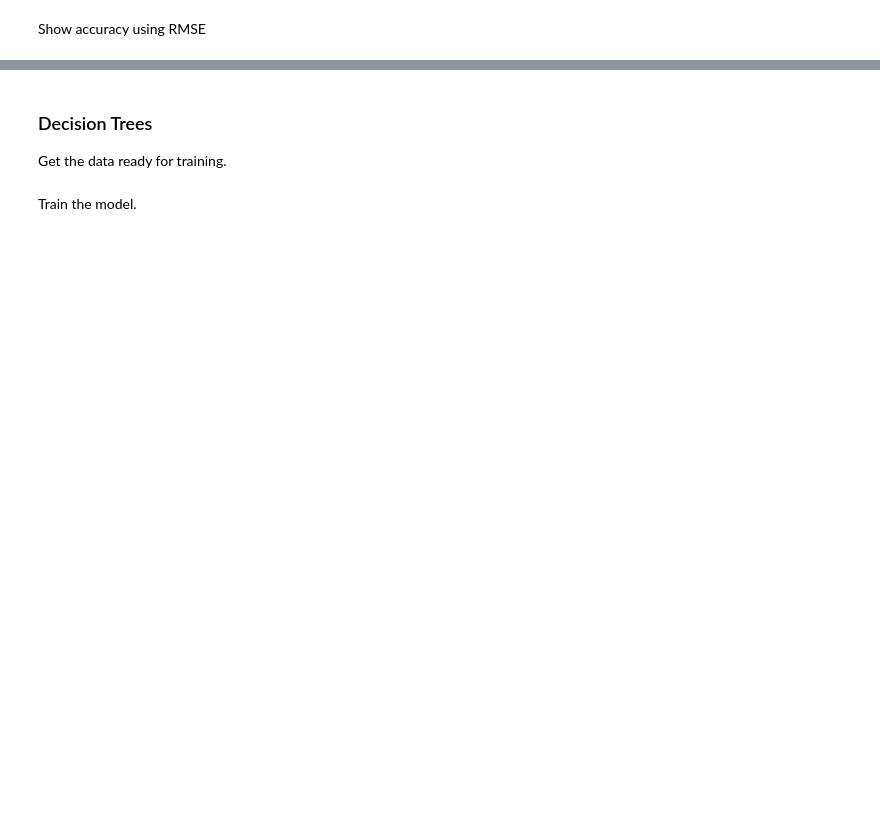
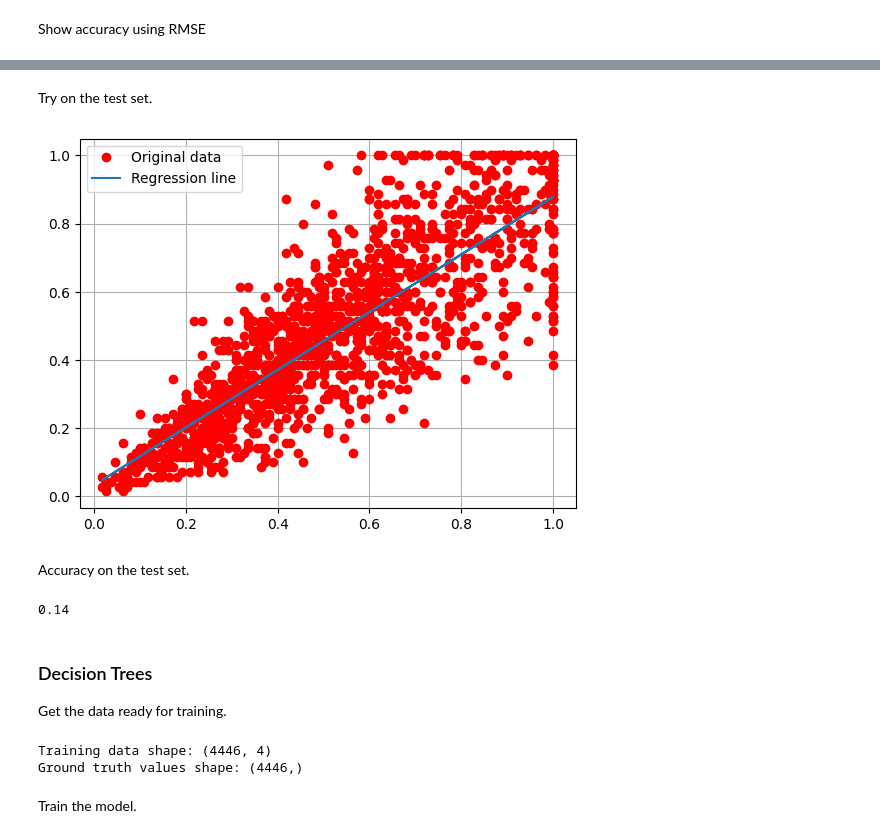
Before and after one commit to ReyObejero/2324-t3-stintsy-s11-g4-machine-project, a Jupyter notebook: STINTSY-S11-MP.ipynb, the cells around one changed output, grey strips where cells are left out. Saved outputs shown, nothing was run; the diff lists cells and outputs as text; code cells hidden in the pictures; blank space fills up the shorter version.

```diff
--- a/STINTSY-S11-MP.ipynb
+++ b/STINTSY-S11-MP.ipynb
@@ -509,3 +606,25 @@ print('{:.2f}'.format(rmse))
+# %% [markdown]
+Try on the test set.
+# %%
+#Plot the model
+fig, ax = plt.subplots()
+ax.plot(X_test, y_test, 'ro', label='Original data')
+
+y_predicted = model.predict(X_test)
+line, = ax.plot(X_test, y_predicted, label='Regression line')
+
+ax.legend()
+plt.grid()
+plt.show()
+# %% [output]
+[figure, added]
+# %% [markdown]
+Accuracy on the test set.
+# %%
+rmse = compute_RMSE(y_test, y_predicted)
+print('{:.2f}'.format(rmse))
+# %% [output]
+0.14
 # %% [markdown]
 ### Decision Trees
 Get the data ready for training.
@@ -516,8 +635,13 @@ X_sports = sports[['home_shot_conversion_rate',
                   'home_on_target']].values
 y_sports = sports['home_possession'].values
 
-print('Training data shape:', X_sports.shape)
-print('Ground truth values shape:', y_sports.shape)
+X_train, X_test, y_train, y_test = train_test_split(X_sports, y_sports, test_size=0.10, random_state=0)
+
+print('Training data shape:', X_train.shape)
+print('Ground truth values shape:', y_train.shape)
+# %% [output]
+Training data shape: (4446, 4)
+Ground truth values shape: (4446,)
 # %% [markdown]
 Train the model.
 # %%
```
Also changed, not shown: parts of 30 cells of this notebook.
